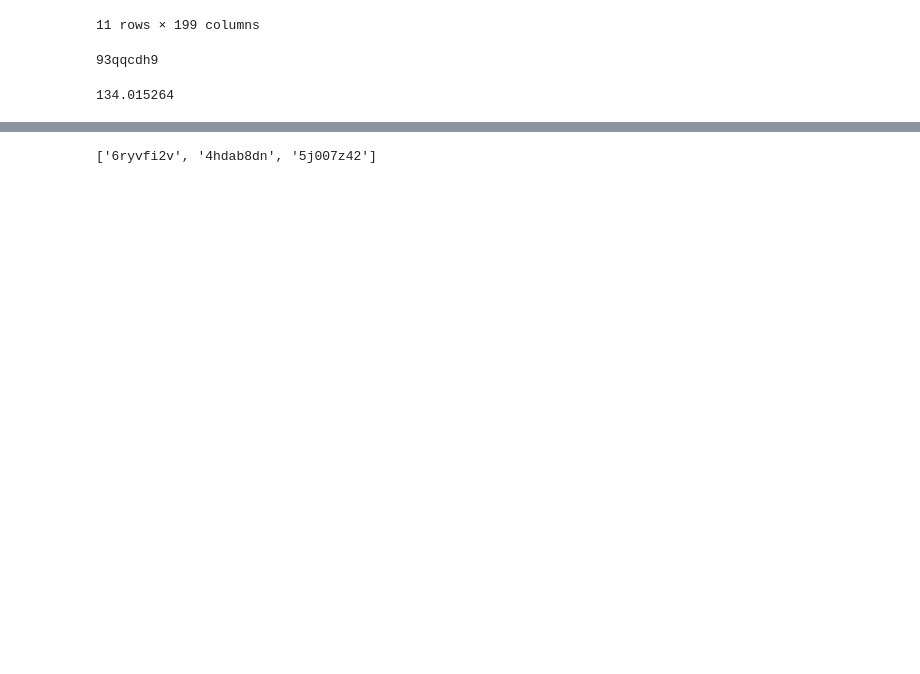
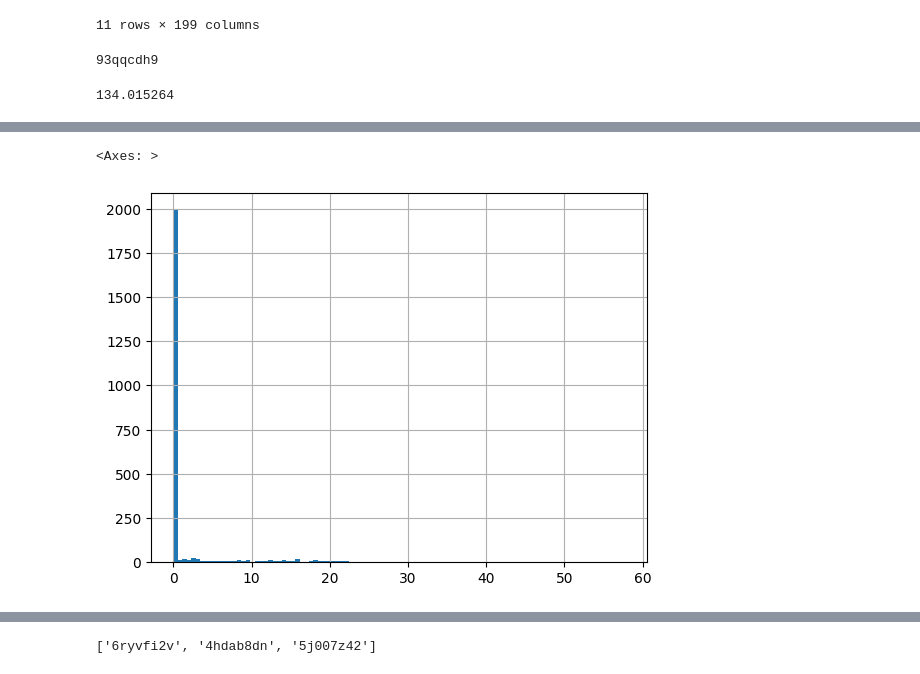
Before and after one commit to amyxlu/plaid-dev-distributed, a Jupyter notebook: notebooks/FIGURE_scaling.ipynb, the cells around one changed output, grey strips where cells are left out. Saved outputs shown, nothing was run; the diff lists cells and outputs as text; code cells hidden in the pictures; blank space fills up the shorter version.

```diff
--- a/notebooks/FIGURE_scaling.ipynb
+++ b/notebooks/FIGURE_scaling.ipynb
@@ -73,2 +78,2 @@ big_df.head()
 # %%
-big_df.merge(hparam_tbl, on="ID")
+big_df = big_df.merge(hparam_tbl, on="ID", how="left")
@@ -77,3 +92,8 @@ KeyError: 'ID'
+# %%
+big_df.ccrmsd.hist(bins=100)
+# %% [output]
+<Axes: >
+[figure, added]
 # %%
 scaling = ["6ryvfi2v", "4hdab8dn", "5j007z42"]
 # %%
```
Also changed, not shown: parts of 10 cells of this notebook, 1 other file.
